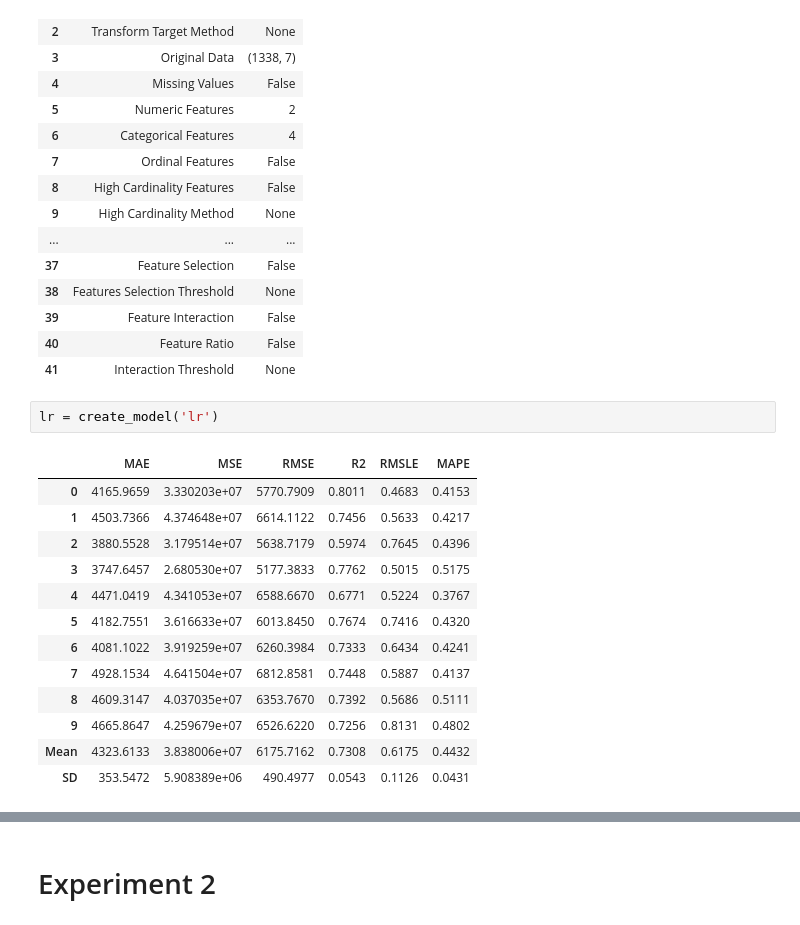
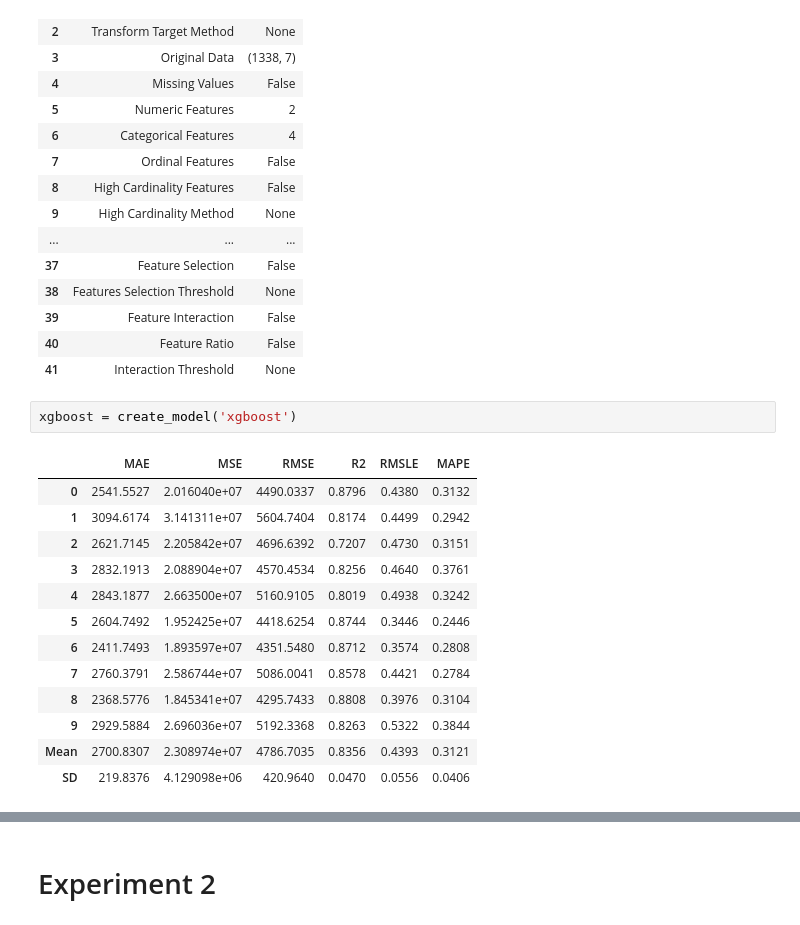
Before and after one commit to simoneperazzoli/pycaret-deployment-streamlit, a Jupyter notebook: Insurance_Model_Training_Notebook.ipynb, the cells around one changed output, grey strips where cells are left out. Cells and saved outputs as stored; diff of their text form.

```diff
--- a/Insurance_Model_Training_Notebook.ipynb
+++ b/Insurance_Model_Training_Notebook.ipynb
@@ -33,20 +33,20 @@ Setup Succesfully Completed!
 | 39 | Feature Interaction | False |
 | 40 | Feature Ratio | False |
 | 41 | Interaction Threshold | None |
-# %%
-lr = create_model('lr')
-# %% [output]
-|  | MAE | MSE | RMSE | R2 | RMSLE | MAPE |
-| 0 | 4165.9659 | 3.330203e+07 | 5770.7909 | 0.8011 | 0.4683 | 0.4153 |
-| 1 | 4503.7366 | 4.374648e+07 | 6614.1122 | 0.7456 | 0.5633 | 0.4217 |
-| 2 | 3880.5528 | 3.179514e+07 | 5638.7179 | 0.5974 | 0.7645 | 0.4396 |
-| 3 | 3747.6457 | 2.680530e+07 | 5177.3833 | 0.7762 | 0.5015 | 0.5175 |
-| 4 | 4471.0419 | 4.341053e+07 | 6588.6670 | 0.6771 | 0.5224 | 0.3767 |
-| 5 | 4182.7551 | 3.616633e+07 | 6013.8450 | 0.7674 | 0.7416 | 0.4320 |
-| 6 | 4081.1022 | 3.919259e+07 | 6260.3984 | 0.7333 | 0.6434 | 0.4241 |
-| 7 | 4928.1534 | 4.641504e+07 | 6812.8581 | 0.7448 | 0.5887 | 0.4137 |
-| 8 | 4609.3147 | 4.037035e+07 | 6353.7670 | 0.7392 | 0.5686 | 0.5111 |
-| 9 | 4665.8647 | 4.259679e+07 | 6526.6220 | 0.7256 | 0.8131 | 0.4802 |
-| Mean | 4323.6133 | 3.838006e+07 | 6175.7162 | 0.7308 | 0.6175 | 0.4432 |
-| SD | 353.5472 | 5.908389e+06 | 490.4977 | 0.0543 | 0.1126 | 0.0431 |
+# %%
+xgboost = create_model('xgboost')
+# %% [output]
+|  | MAE | MSE | RMSE | R2 | RMSLE | MAPE |
+| 0 | 2541.5527 | 2.016040e+07 | 4490.0337 | 0.8796 | 0.4380 | 0.3132 |
+| 1 | 3094.6174 | 3.141311e+07 | 5604.7404 | 0.8174 | 0.4499 | 0.2942 |
+| 2 | 2621.7145 | 2.205842e+07 | 4696.6392 | 0.7207 | 0.4730 | 0.3151 |
+| 3 | 2832.1913 | 2.088904e+07 | 4570.4534 | 0.8256 | 0.4640 | 0.3761 |
+| 4 | 2843.1877 | 2.663500e+07 | 5160.9105 | 0.8019 | 0.4938 | 0.3242 |
+| 5 | 2604.7492 | 1.952425e+07 | 4418.6254 | 0.8744 | 0.3446 | 0.2446 |
+| 6 | 2411.7493 | 1.893597e+07 | 4351.5480 | 0.8712 | 0.3574 | 0.2808 |
+| 7 | 2760.3791 | 2.586744e+07 | 5086.0041 | 0.8578 | 0.4421 | 0.2784 |
+| 8 | 2368.5776 | 1.845341e+07 | 4295.7433 | 0.8808 | 0.3976 | 0.3104 |
+| 9 | 2929.5884 | 2.696036e+07 | 5192.3368 | 0.8263 | 0.5322 | 0.3844 |
+| Mean | 2700.8307 | 2.308974e+07 | 4786.7035 | 0.8356 | 0.4393 | 0.3121 |
+| SD | 219.8376 | 4.129098e+06 | 420.9640 | 0.0470 | 0.0556 | 0.0406 |
 # %%
```
Also changed, not shown: parts of 11 cells of this notebook.
